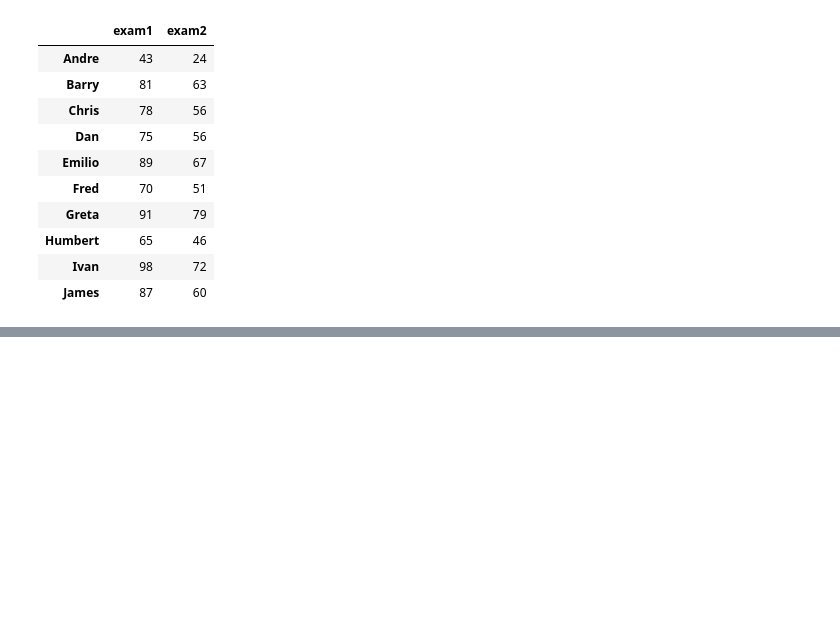
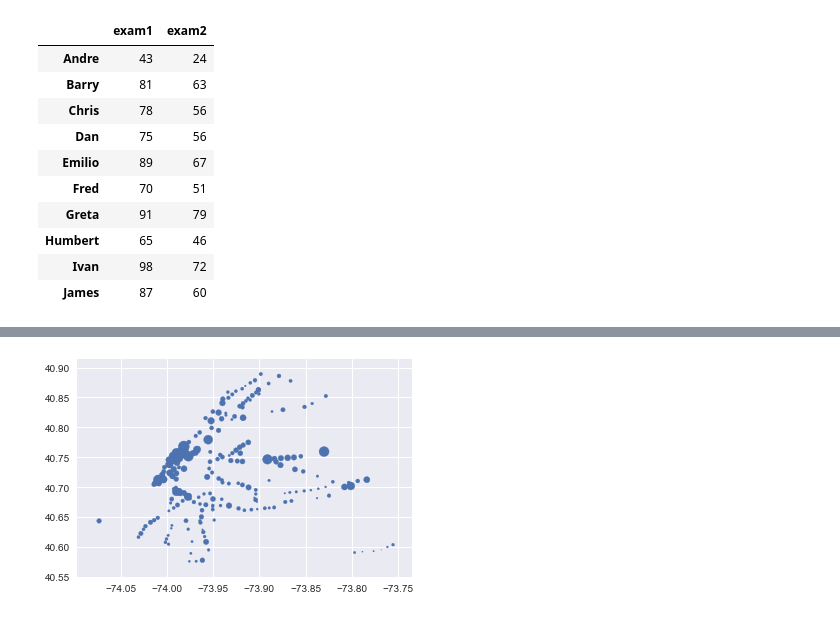
Before and after one commit to Morrowind1983/Udacity-Intro-to-Statistics, a Jupyter notebook: ud170 - 数据分析入门/03 - 用Numpy和Pandas分析二维数据/Exercise.ipynb, the cells around one changed output, grey strips where cells are left out. Saved outputs shown, nothing was run; the diff lists cells and outputs as text; code cells hidden in the pictures; blank space fills up the shorter version.

```diff
--- a/ud170 - 数据分析入门/03 - 用Numpy和Pandas分析二维数据/Exercise.ipynb
+++ b/ud170 - 数据分析入门/03 - 用Numpy和Pandas分析二维数据/Exercise.ipynb
@@ -474,0 +1230,5 @@ grades_df
+# %%
+filename = 'nyc_subway_weather.csv'
+subway_df = pd.read_csv(filename)
+
+subway_df.head()
@@ -474,0 +1252,7 @@ grades_df
+# %%
+## Make a plot of your choice here showing something interesting about the subway data.
+## Matplotlib documentation here: http://matplotlib.org/api/pyplot_api.html
+## Once you've got something you're happy with, share it on the forums!
+sub_subway_df = subway_df[['latitude', 'longitude', 'ENTRIESn_hourly']]
+my_subway_df = sub_subway_df.groupby(['latitude', 'longitude'], as_index=False).mean()
+my_subway_df.head()
@@ -474,0 +1266,6 @@ grades_df
+# %%
+scaled_entries = my_subway_df['ENTRIESn_hourly'] / my_subway_df['ENTRIESn_hourly'].std()
+plt.scatter(my_subway_df['longitude'], my_subway_df['latitude'], s=scaled_entries*20)
+plt.show()
+# %% [output]
+[figure, added]
```
Also changed, not shown: parts of 60 cells of this notebook.
